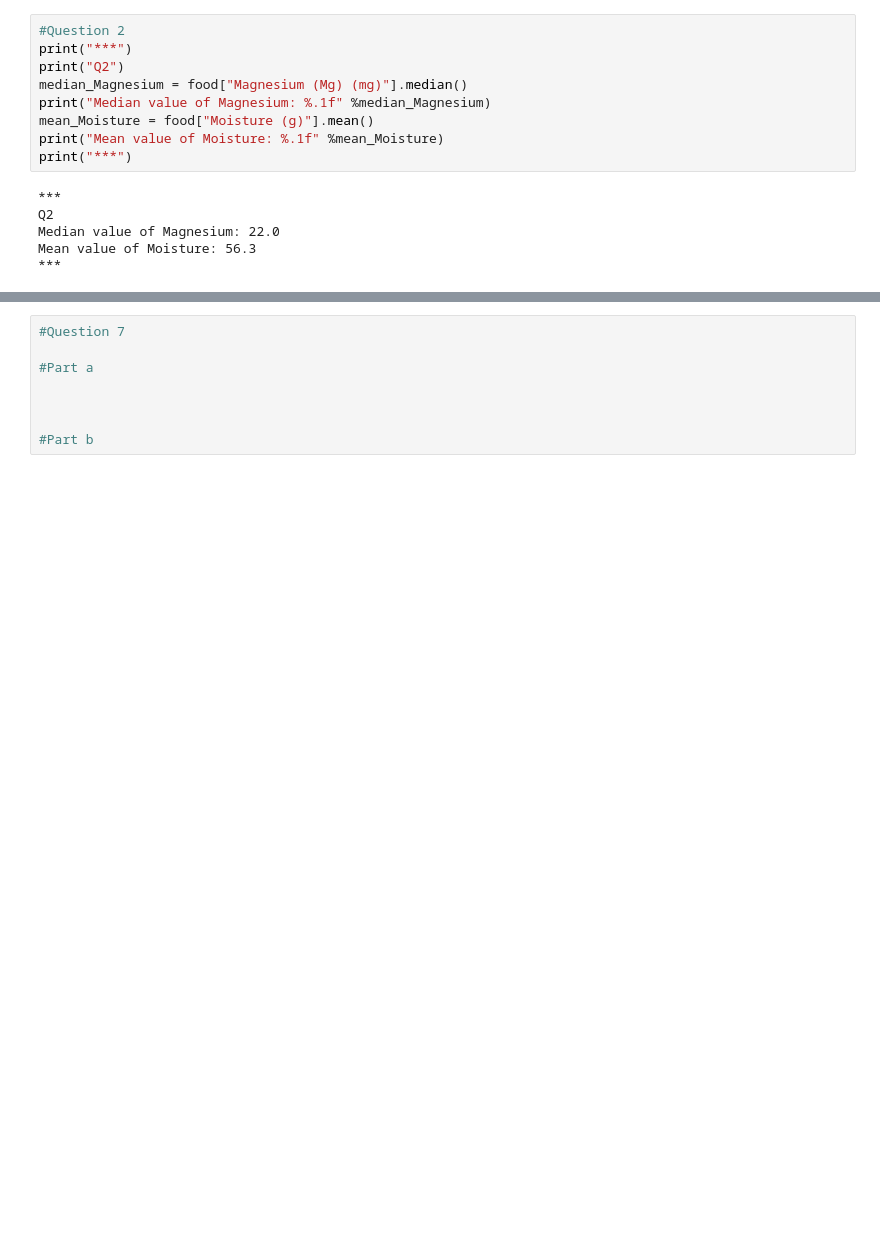
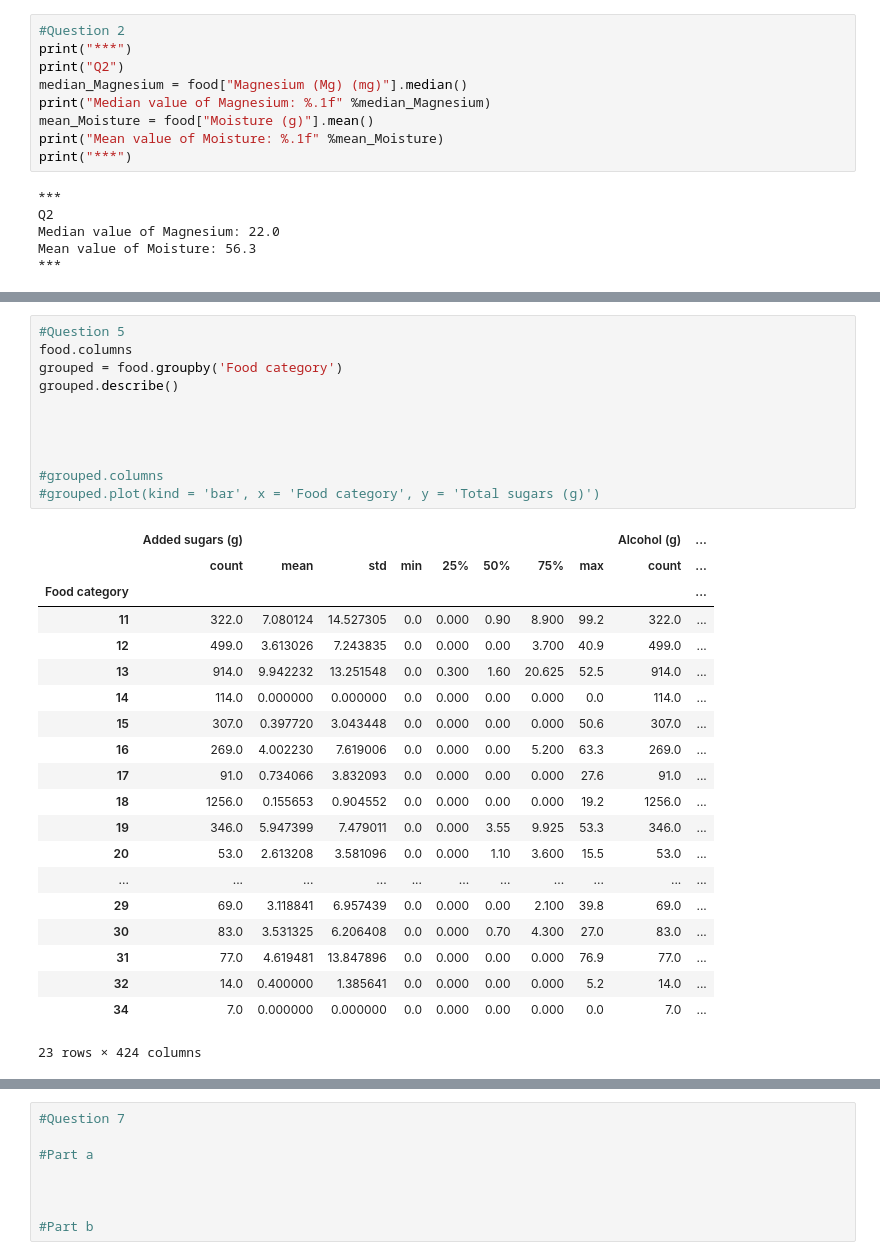
Before and after one commit to wrrnw/edp-project1, a Jupyter notebook: notebook-for-answers.ipynb, the cells around one changed output, grey strips where cells are left out. Saved outputs shown, nothing was run; the diff lists cells and outputs as text; blank space fills up the shorter version.

```diff
--- a/notebook-for-answers.ipynb
+++ b/notebook-for-answers.ipynb
@@ -110,3 +121,35 @@ cereal_based.loc[:, ['Total fat (g)', 'Protein (g)']].plot(kind = 'box')
 # %% [output]
 <matplotlib.axes._subplots.AxesSubplot at 0x...>
 [figure]
+# %%
+#Question 5
+food.columns
+grouped = food.groupby('Food category')
+grouped.describe()
+
+
+
+
+#grouped.columns
+#grouped.plot(kind = 'bar', x = 'Food category', y = 'Total sugars (g)')
+# %% [output]
+|  | Added sugars (g) |  |  |  |  |  |  |  | Alcohol (g) | ... |
+|  | count | mean | std | min | 25% | 50% | 75% | max | count | ... |
+| Food category |  |  |  |  |  |  |  |  |  | ... |
+| 11 | 322.0 | 7.080124 | 14.527305 | 0.0 | 0.000 | 0.90 | 8.900 | 99.2 | 322.0 | ... |
+| 12 | 499.0 | 3.613026 | 7.243835 | 0.0 | 0.000 | 0.00 | 3.700 | 40.9 | 499.0 | ... |
+| 13 | 914.0 | 9.942232 | 13.251548 | 0.0 | 0.300 | 1.60 | 20.625 | 52.5 | 914.0 | ... |
+| 14 | 114.0 | 0.000000 | 0.000000 | 0.0 | 0.000 | 0.00 | 0.000 | 0.0 | 114.0 | ... |
+| 15 | 307.0 | 0.397720 | 3.043448 | 0.0 | 0.000 | 0.00 | 0.000 | 50.6 | 307.0 | ... |
+| 16 | 269.0 | 4.002230 | 7.619006 | 0.0 | 0.000 | 0.00 | 5.200 | 63.3 | 269.0 | ... |
+| 17 | 91.0 | 0.734066 | 3.832093 | 0.0 | 0.000 | 0.00 | 0.000 | 27.6 | 91.0 | ... |
+| 18 | 1256.0 | 0.155653 | 0.904552 | 0.0 | 0.000 | 0.00 | 0.000 | 19.2 | 1256.0 | ... |
+| 19 | 346.0 | 5.947399 | 7.479011 | 0.0 | 0.000 | 3.55 | 9.925 | 53.3 | 346.0 | ... |
+| 20 | 53.0 | 2.613208 | 3.581096 | 0.0 | 0.000 | 1.10 | 3.600 | 15.5 | 53.0 | ... |
+| ... | ... | ... | ... | ... | ... | ... | ... | ... | ... | ... |
+| 29 | 69.0 | 3.118841 | 6.957439 | 0.0 | 0.000 | 0.00 | 2.100 | 39.8 | 69.0 | ... |
+| 30 | 83.0 | 3.531325 | 6.206408 | 0.0 | 0.000 | 0.70 | 4.300 | 27.0 | 83.0 | ... |
+| 31 | 77.0 | 4.619481 | 13.847896 | 0.0 | 0.000 | 0.00 | 0.000 | 76.9 | 77.0 | ... |
+| 32 | 14.0 | 0.400000 | 1.385641 | 0.0 | 0.000 | 0.00 | 0.000 | 5.2 | 14.0 | ... |
+| 34 | 7.0 | 0.000000 | 0.000000 | 0.0 | 0.000 | 0.00 | 0.000 | 0.0 | 7.0 | ... |
+23 rows × 424 columns
```
Also changed, not shown: parts of 11 cells of this notebook.
